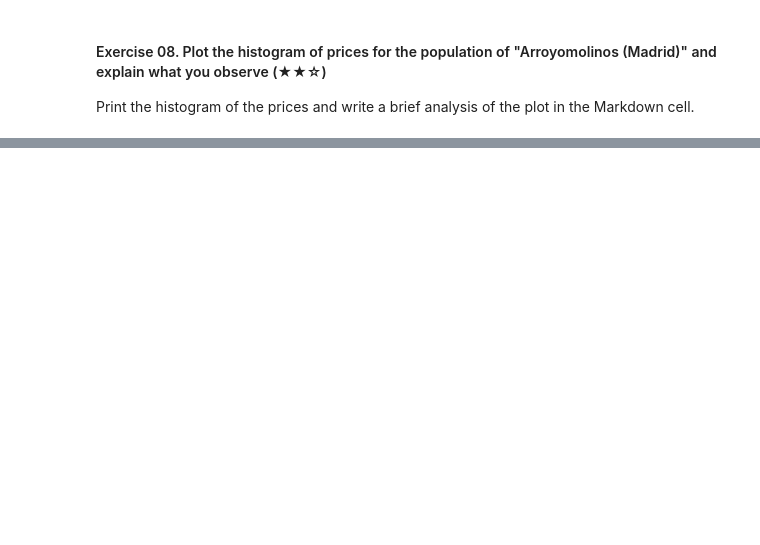
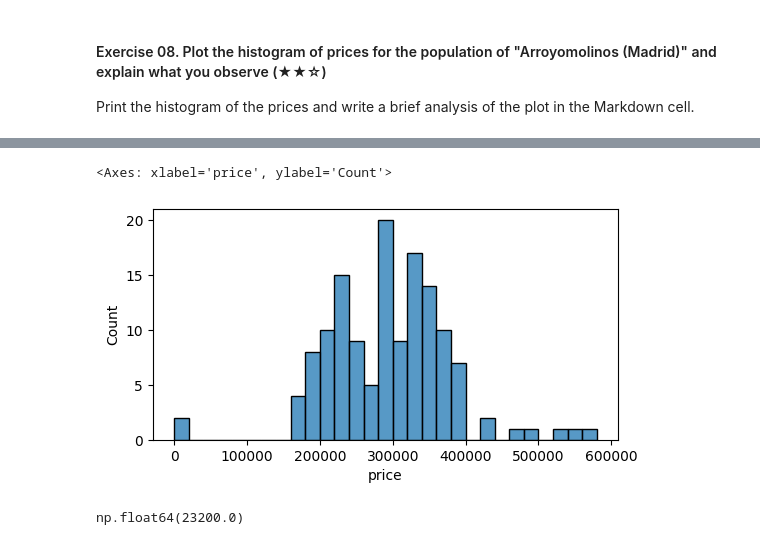
Before and after one commit to 4GeeksAcademy/sfreagin-data-clean-up-pandas-for-beginners-project, a Jupyter notebook: project.ipynb, the cells around one changed output, grey strips where cells are left out. Saved outputs shown, nothing was run; the diff lists cells and outputs as text; code cells hidden in the pictures; blank space fills up the shorter version.

```diff
--- a/project.ipynb
+++ b/project.ipynb
@@ -158,0 +386,10 @@ import matplotlib.pyplot as plt
+# %%
+plt.figure(figsize=(6,3))
+sns.histplot(data=arroyo_prices, binwidth=20000)
+# %% [output]
+<Axes: xlabel='price', ylabel='Count'>
+[figure, added]
+# %%
+(arroyo_prices.max() - arroyo_prices.min()) / 25
+# %% [output]
+np.float64(23200.0)
```
Also changed, not shown: parts of 31 cells of this notebook.
